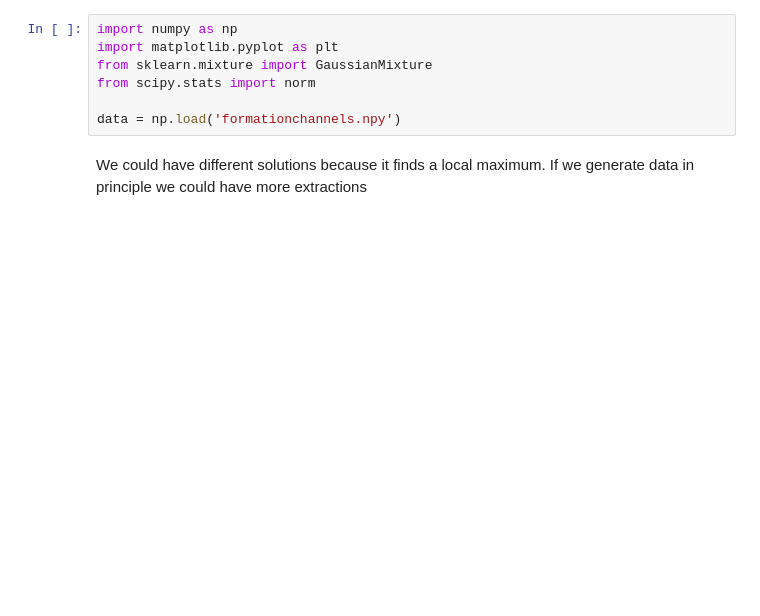
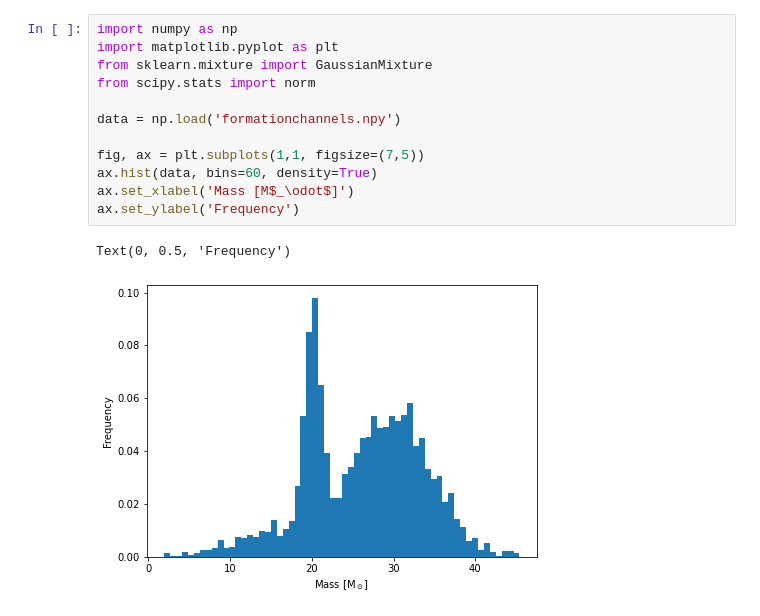
Before and after one commit to giuliapru/astrostatistics_bicocca_2022, a Jupyter notebook: working/L06_Gaussian_mixture.ipynb, the cells around one changed output. Drawn from its saved outputs; the diff is of its cells as text; blank space fills up the shorter version.

```diff
--- a/working/L06_Gaussian_mixture.ipynb
+++ b/working/L06_Gaussian_mixture.ipynb
@@ -3,9 +7,15 @@
 # %%
 import numpy as np
 import matplotlib.pyplot as plt
 from sklearn.mixture import GaussianMixture
 from scipy.stats import norm
 
 data = np.load('formationchannels.npy')
+
+fig, ax = plt.subplots(1,1, figsize=(7,5))
+ax.hist(data, bins=60, density=True)
+ax.set_xlabel('Mass [M$_\odot$]')
+ax.set_ylabel('Frequency')
+# %% [output]
+Text(0, 0.5, 'Frequency')
+[figure, added]
-# %% [markdown]
-We could have different solutions because it finds a local maximum. If we generate data in principle we could have more extractions
```
Also changed, not shown: parts of 10 cells of this notebook.
